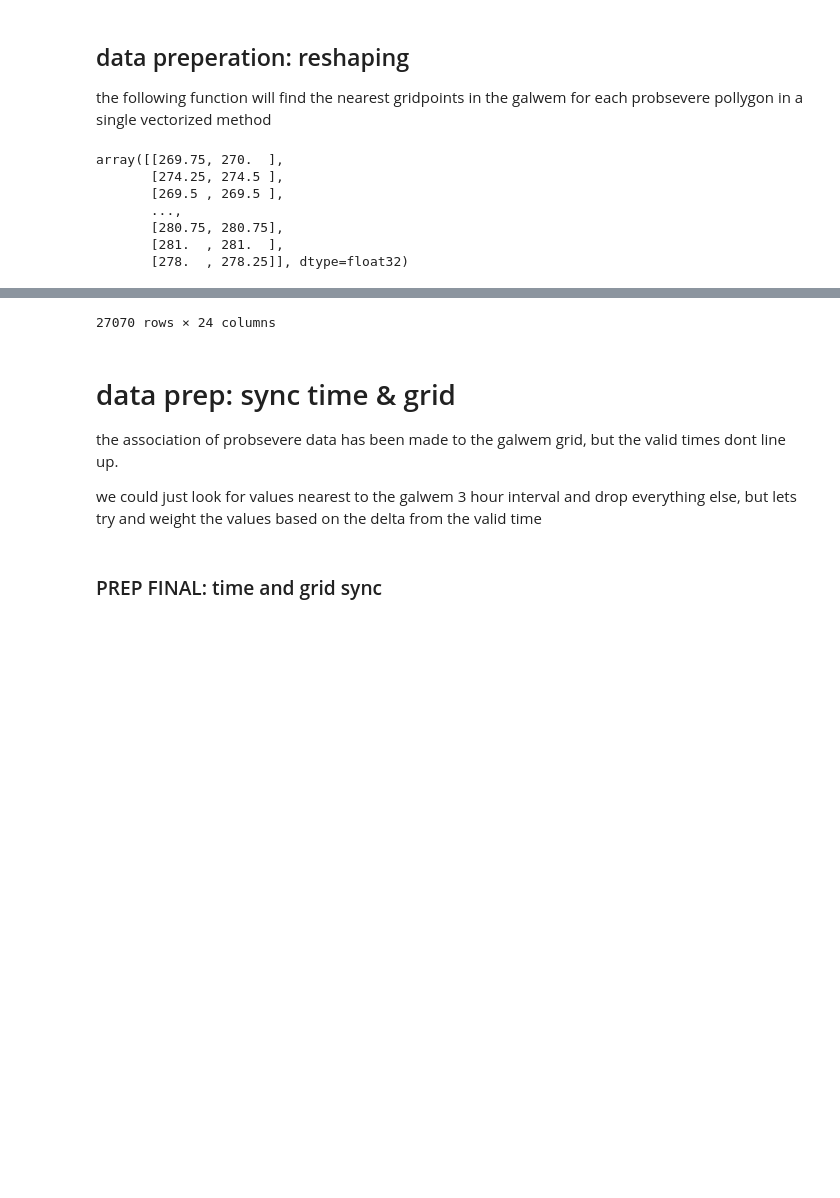
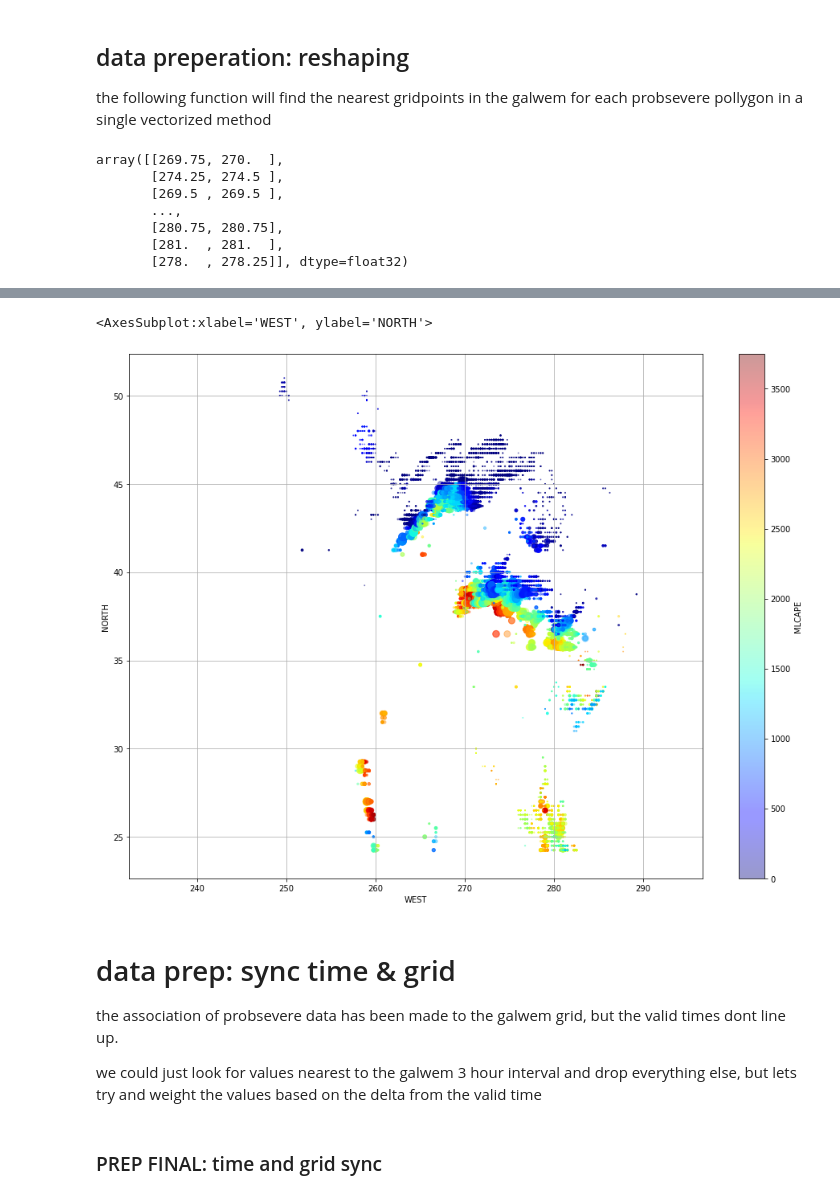
Before and after one commit to leaver2000/wxpy, a Jupyter notebook: lab-probsevere-galwem.ipynb, the cells around one changed output, grey strips where cells are left out. Saved outputs shown, nothing was run; the diff lists cells and outputs as text; code cells hidden in the pictures; blank space fills up the shorter version.

```diff
--- a/lab-probsevere-galwem.ipynb
+++ b/lab-probsevere-galwem.ipynb
@@ -12,3 +12,8 @@ import pandas as pd
 import numpy as np
 from numpy.typing import NDArray
 import xarray as xr
+# %%
+import xarray as xr
+# "hrrr.t00z.wrfnatf00.grib2"xtrn.wfsgfs0000.gfs_wafs_f30_00
+ds:xr.Dataset = xr.load_dataset("data/557ww/GLOBAL.grib2.2022053000.0000", engine="pynio")
+ds
@@ -69,20 +134,18 @@ Name: GALWEM, dtype: object
 Each grib file represents a single `valid_time`, for which I have concatenated 3 of these files. There are 13 layers `hPa` in a file with each layer `lat` & `lon` (721x1440) being a representation of the earth.
 # %%
 # GALWEM DATASET
-def generate_dataset() -> xr.Dataset:
-    for timestamp, filepath in galwem_timestamp_filepath.items():
-        ds: xr.Dataset = xr.load_dataset(filepath, engine="pynio")
-
-        yield ds.expand_dims({"validTime": [timestamp.value]}).rename(
-            {
+def generate_dataset(mapping={
                 "lv_ISBL0": "hPa",
                 "lat_0": "lat",
                 "lon_0": "lon",
                 "TMP_P0_L100_GLL0": "temp",
                 "UGRD_P0_L100_GLL0": "u_wind",
                 "VGRD_P0_L100_GLL0": "v_wind",
-            }
-        )
+            }) -> xr.Dataset:
+    for timestamp, filepath in galwem_timestamp_filepath.items():
+        ds: xr.Dataset = xr.load_dataset(filepath, engine="pynio")
+
+        yield ds.expand_dims({"validTime": [timestamp.value]}).rename(mapping)
 
 
 galwem_ds = xr.concat(generate_dataset(), dim="validTime")
@@ -309,8 +352,43 @@ ps_fitted[["SOUTH", "NORTH"]] = index_abs_argmin(ps_geometry.bounds[["miny", "ma
 # we can now drop the geometry and append our grid points to the index
 ps_fitted = ps_fitted.drop(["geometry"], axis=1).set_index(["WEST", "EAST", "NORTH", "SOUTH"], append=True)
 ps_fitted.reset_index(["WEST", "EAST"])[["WEST", "EAST"]].max()
+import matplotlib.pyplot as plt
 
+# idx: slice = pd.IndexSlice
+
+
+# PROBSEVERE = pd.DataFrame(index=GALWEM.index, columns=ps_meshed.columns).fillna(0)
+
+# PROBSEVERE.loc[ps_meshed.index, :] = ps_meshed
+
+
+# assert all(PROBSEVERE.index == GALWEM.index)
+
+
+plt.rcParams["axes.grid"] = True
+fig, ax = plt.subplots()
+# PROBSEVERE.reset_index(["lat", "lon"]).plot(
+#     kind="scatter",
+#     x="lon",
+#     y="lat",
+# s="PS",
+# c="MLCAPE",
+# ax=ax,
+# figsize=(16, 12),
+# cmap=plt.get_cmap("jet"),
+# alpha=0.4,
 
 # the probsevere polloygon have been fitted to the grid
 ps_fitted
+ps_fitted.reset_index(["WEST", "EAST", "NORTH", "SOUTH"]).astype(float).plot(
+    kind="scatter",
+    x="WEST",
+    y="NORTH",
+    s="PS",
+    c="MLCAPE",
+    ax=ax,
+    figsize=(16, 12),
+    cmap=plt.get_cmap("jet"),
+    alpha=0.4,
+)
 # %% [output]
@@ -330,4 +395,5 @@ ps_fitted
-27070 rows × 24 columns
+<AxesSubplot:xlabel='WEST', ylabel='NORTH'>
+[figure, added]
 # %% [markdown]
 # data prep: sync time & grid
 the association of probsevere data has been made to the galwem grid, but the valid times dont line up.
```
Also changed, not shown: parts of 6 cells of this notebook, 24 other files.
